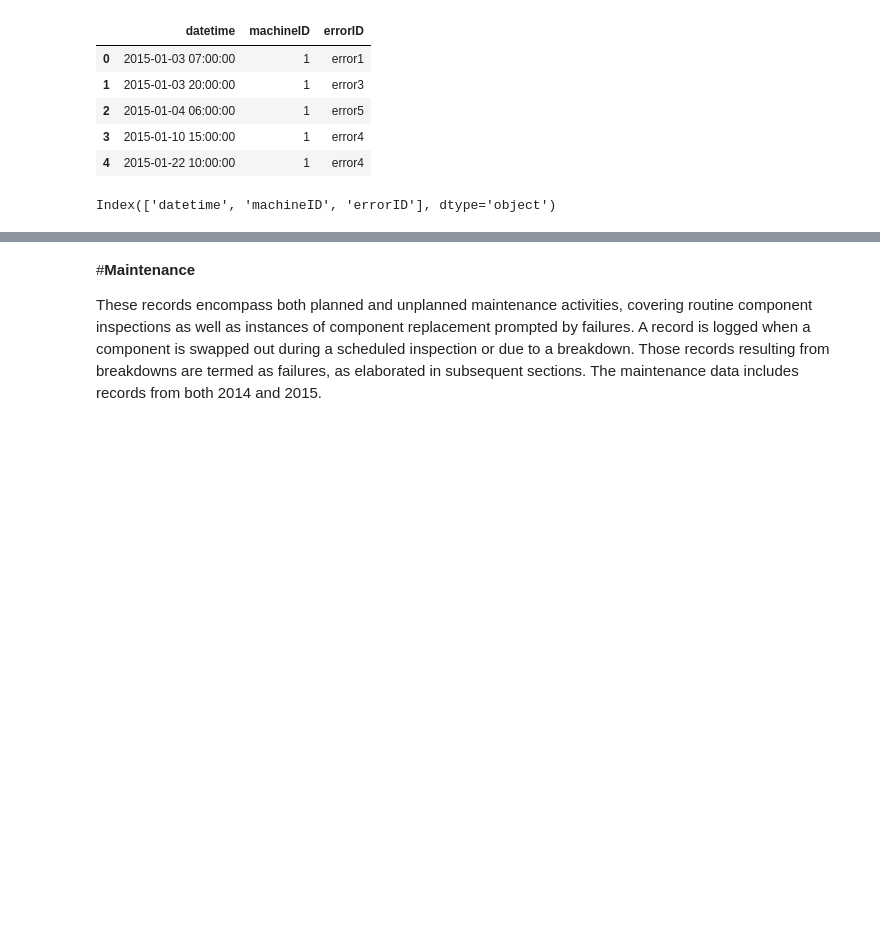
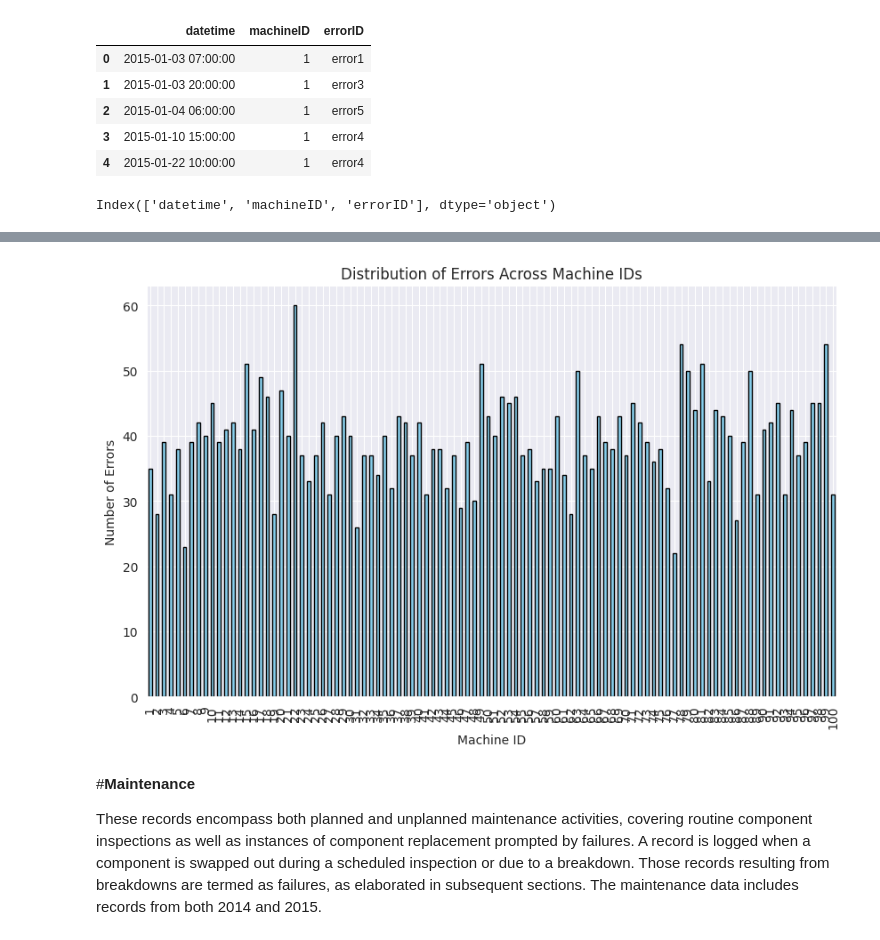
Before and after one commit to fishitmo/Takeobds, a Jupyter notebook: Predictive_Maintenance.ipynb, the cells around one changed output, grey strips where cells are left out. Cells and saved outputs as stored; diff of their text form; code cells hidden in the pictures; blank space fills up the shorter version.

```diff
--- a/Predictive_Maintenance.ipynb
+++ b/Predictive_Maintenance.ipynb
@@ -346,3 +391,17 @@ Passing `palette` without assigning `hue` is deprecated and will be removed in v
+# %%
+# Grouping errors by machineID and counting the number of errors for each machine
+error_counts = errors.groupby('machineID')['errorID'].count()
+
+# Plotting the distribution of errors across machine IDs
+plt.figure(figsize=(10, 6))
+error_counts.plot(kind='bar', color='skyblue', edgecolor='black')
+plt.xlabel('Machine ID')
+plt.ylabel('Number of Errors')
+plt.title('Distribution of Errors Across Machine IDs')
+plt.grid(True)
+plt.show()
+# %% [output]
+[figure, added]
 # %% [markdown]
 #**Maintenance**
 
```
Also changed, not shown: parts of 15 cells of this notebook.
